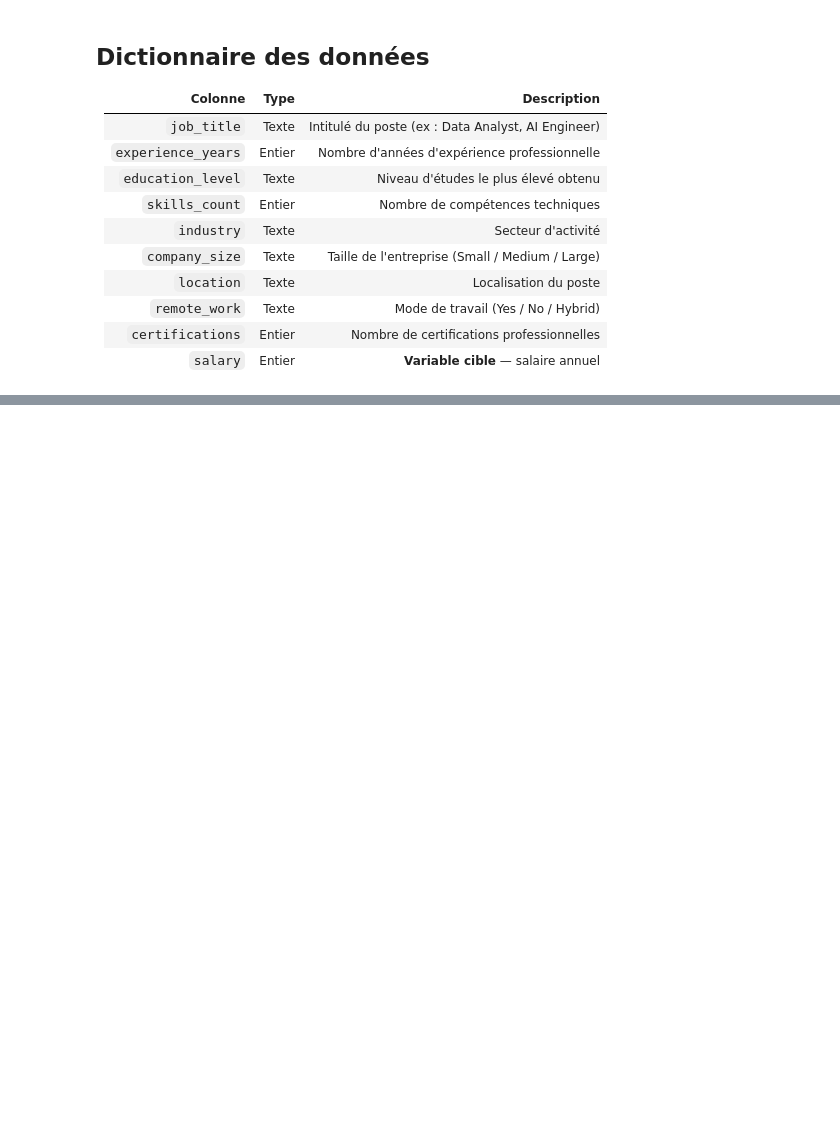
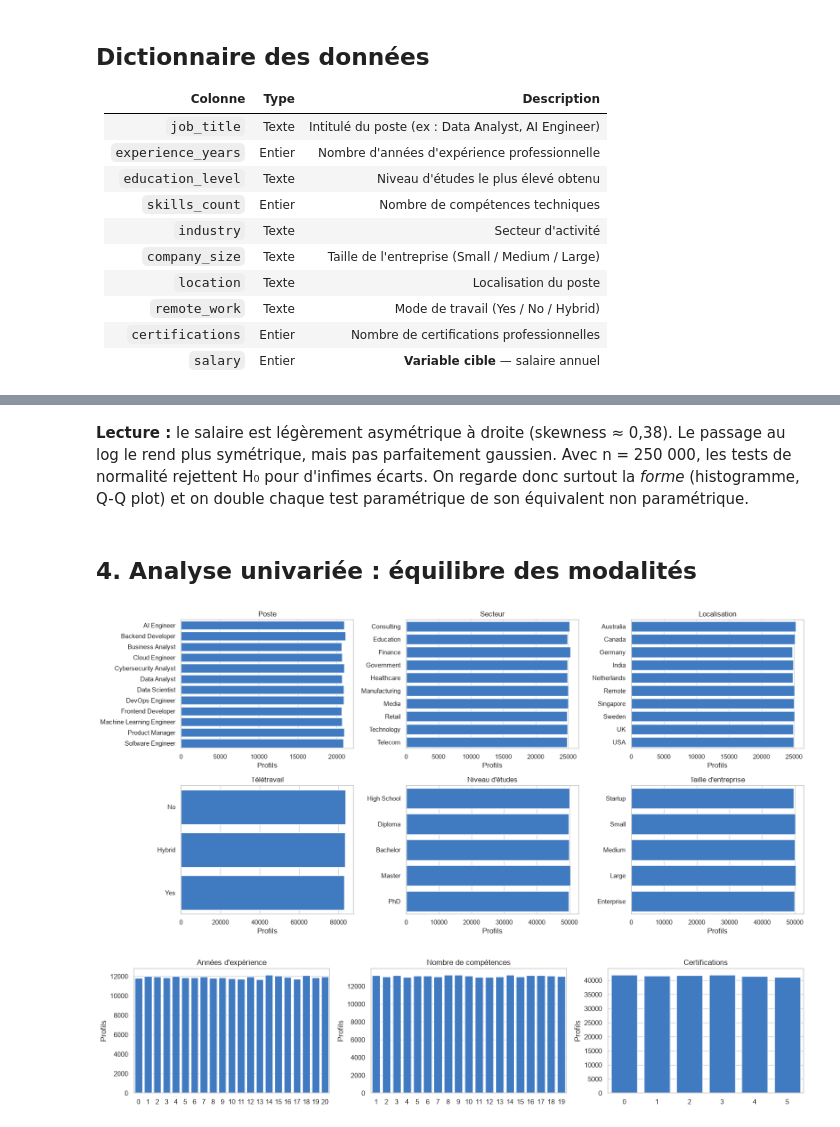
Before and after one commit to Justclemax/Job_Salary_Prediction, a Jupyter notebook: notebook/EDA.ipynb, the cells around one changed output, grey strips where cells are left out. Drawn from its saved outputs; the diff is of its cells as text; code cells hidden in the pictures; blank space fills up the shorter version.

```diff
--- a/notebook/EDA.ipynb
+++ b/notebook/EDA.ipynb
@@ -34,0 +133,20 @@ df_job_salary_prediction.head()
+# %% [markdown]
+**Lecture :** le salaire est légèrement asymétrique à droite (skewness ≈ 0,38). Le passage au log le rend plus symétrique, mais pas parfaitement gaussien. Avec n = 250 000, les tests de normalité rejettent H₀ pour d'infimes écarts. On regarde donc surtout la *forme* (histogramme, Q-Q plot) et on double chaque test paramétrique de son équivalent non paramétrique.
+# %% [markdown]
+## 4. Analyse univariée : équilibre des modalités
+# %%
+fig, axes = plt.subplots(2, 3, figsize=(17, 8))
+for ax, c in zip(axes.ravel(), cfg.CATEGORICAL, strict=True):
+    order = cfg.CATEGORY_LEVELS[c]
+    sns.countplot(data=df, y=c, order=order, color=BLUE, ax=ax)
+    ax.set(title=L[c], xlabel="Profils", ylabel="")
+plt.tight_layout(); plt.show()
+
+fig, axes = plt.subplots(1, 3, figsize=(16, 3.6))
+for ax, c in zip(axes, cfg.NUMERIC, strict=True):
+    sns.countplot(data=df, x=c, color=BLUE, ax=ax)
+    ax.set(title=L[c], xlabel="", ylabel="Profils")
+plt.tight_layout(); plt.show()
+# %% [output]
+[figure, added]
+[figure, added]
```
Also changed, not shown: parts of 47 cells of this notebook, 59 other files.
